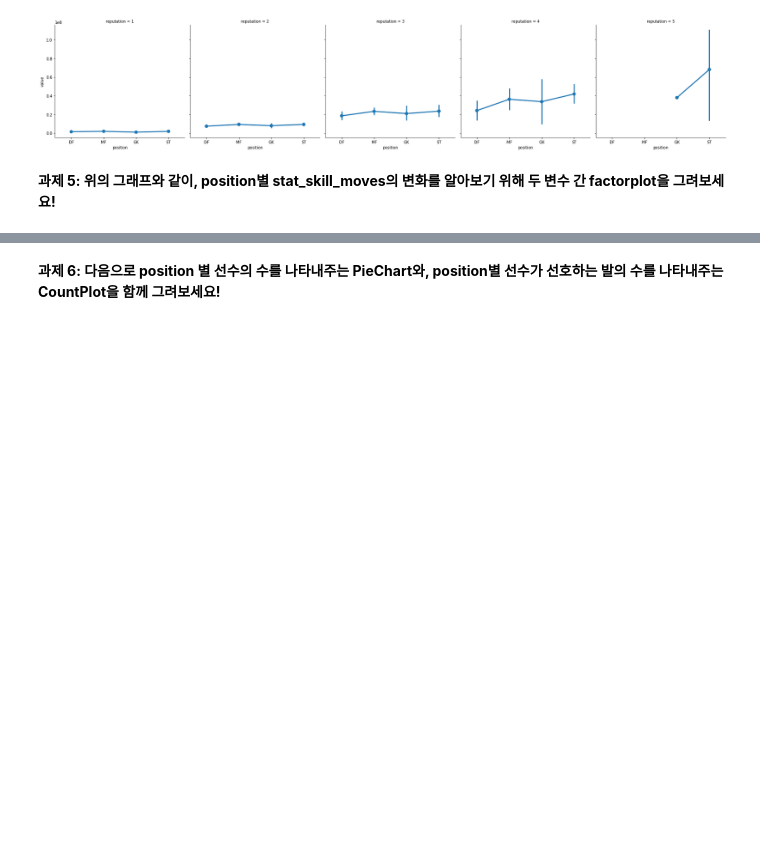
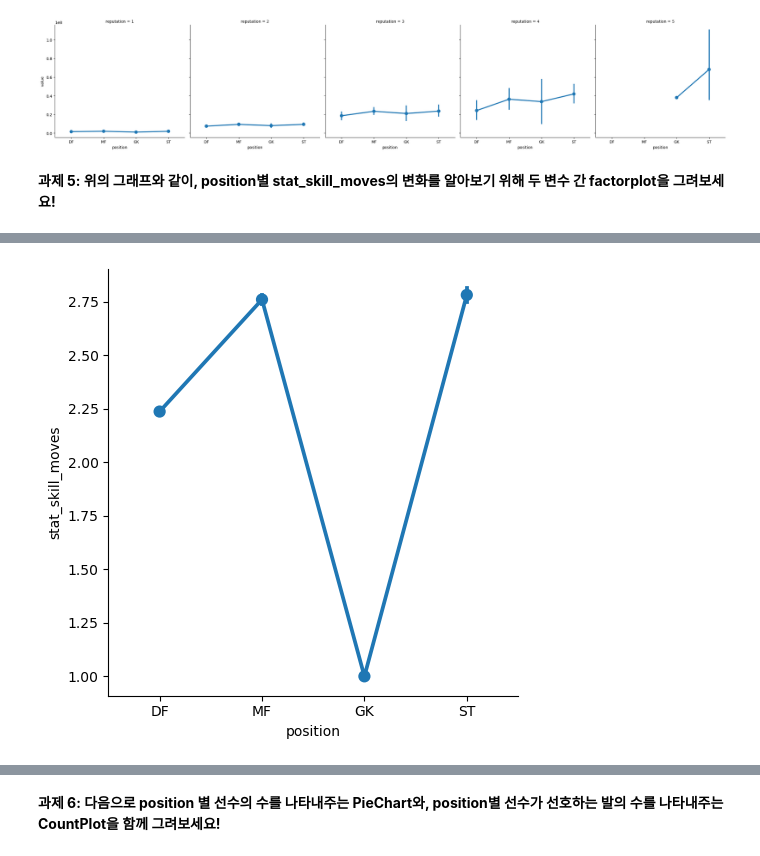
Before and after one commit to Insight-Sogang-Univ/insight-9th, a Jupyter notebook: homework/session4/FIFA_이적료_예측_EDA.ipynb, the cells around one changed output, grey strips where cells are left out. Saved outputs shown, nothing was run; the diff lists cells and outputs as text; code cells hidden in the pictures; blank space fills up the shorter version.

```diff
--- a/homework/session4/FIFA_이적료_예측_EDA.ipynb
+++ b/homework/session4/FIFA_이적료_예측_EDA.ipynb
@@ -291,0 +301,5 @@ dtype: int64
+# %%
+sns.factorplot('position','stat_skill_moves',data=df)
+plt.show()
+# %% [output]
+[figure, added]
```
Also changed, not shown: parts of 15 cells of this notebook, 6 other files.
